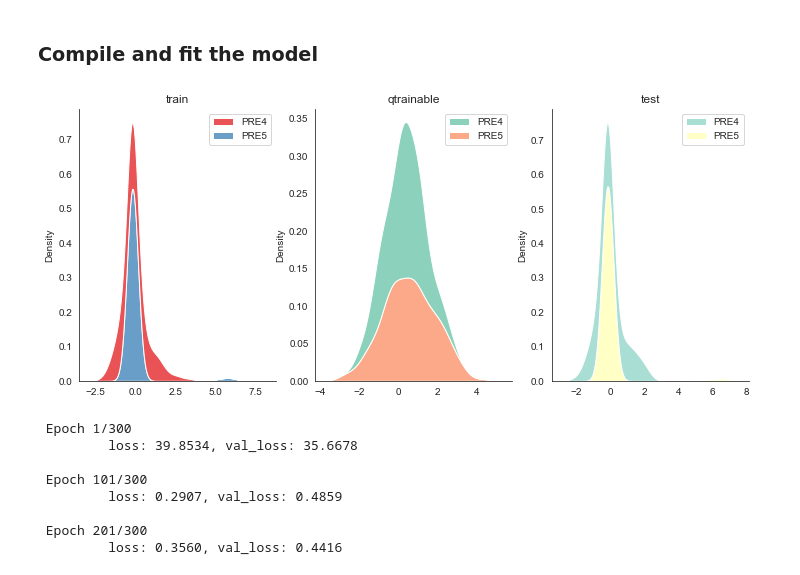
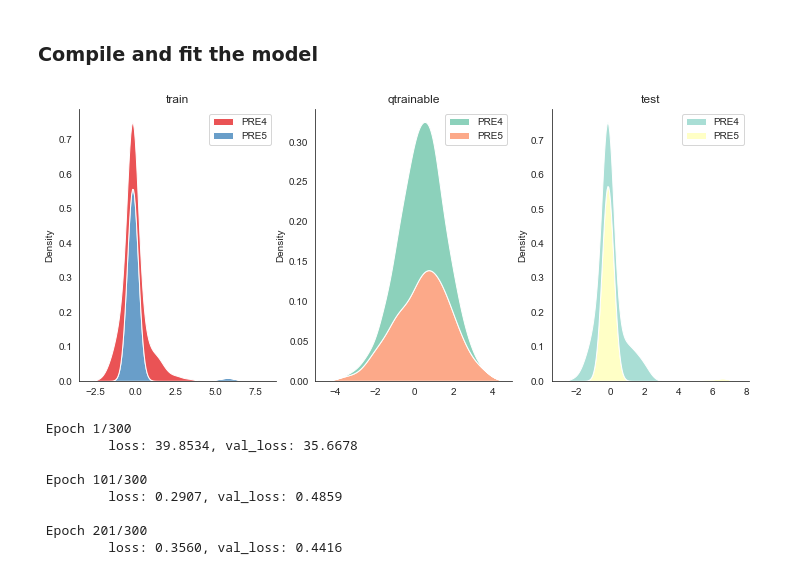
Before and after one commit to kgkeklikci/Normalizing-Flows, a Jupyter notebook: beta-vae-normalizing-flows/thoracic-surgery/beta-vae-nice-thoracic-surgery.ipynb, the cells around one changed output. Saved outputs shown, nothing was run; the diff lists cells and outputs as text; code cells hidden in the pictures.

Commit message:
ks-test added for 2D, NICE visuals finalized, replicate across all implementations

```diff
--- a/beta-vae-normalizing-flows/thoracic-surgery/beta-vae-nice-thoracic-surgery.ipynb
+++ b/beta-vae-normalizing-flows/thoracic-surgery/beta-vae-nice-thoracic-surgery.ipynb
@@ -223,17 +223,16 @@ X_test[keepdims[1:]] = X_test[keepdims[1:]].astype(np.float32)
 # %%
 X_train.drop(['DGN', 'Risk1Yr'], axis=1, inplace=True)
 # %%
-samples = pd.DataFrame(prior.sample(X_train.shape[0]).numpy(), columns=keepdims[1:])
-
+samples = pd.DataFrame(prior.sample(X_train_copy.shape[0]).numpy(), columns=keepdims[1:])
 f, axs = plt.subplots(1, 3, figsize=(12,5))
-sns.kdeplot(data=pd.DataFrame(X_train columns=['PRE4','PRE5']), ax=axs[0], multiple="stack", palette='Set1').set_title('train')
+sns.kdeplot(data=pd.DataFrame(X_train_copy.drop(['DGN', 'Risk1Yr'], axis=1), columns=['PRE4','PRE5']), ax=axs[0], multiple="stack", palette='Set1').set_title('train')
 sns.kdeplot(data=samples, ax=axs[1], multiple="stack", palette='Set2').set_title('qtrainable')
-sns.kdeplot(data=pd.DataFrame(X_test, columns=['PRE4','PRE5']), ax=axs[2], multiple="stack", palette='Set3').set_title('test')
+sns.kdeplot(data=pd.DataFrame(X_test_copy.drop('DGN', axis=1), columns=['PRE4','PRE5']), ax=axs[2], multiple="stack", palette='Set3').set_title('test')
 f = f.get_figure()
 sns.despine()
 f.savefig(os.getcwd() + '/nice-results/p.jpeg')
 # %% [output]
-[figure, old version]
+[figure, new version]
 # %%
 optimizer = Adam(learning_rate=3e-4)
 epochs = 300
```
Also changed, not shown: parts of 3 cells of this notebook, 3 other files.
